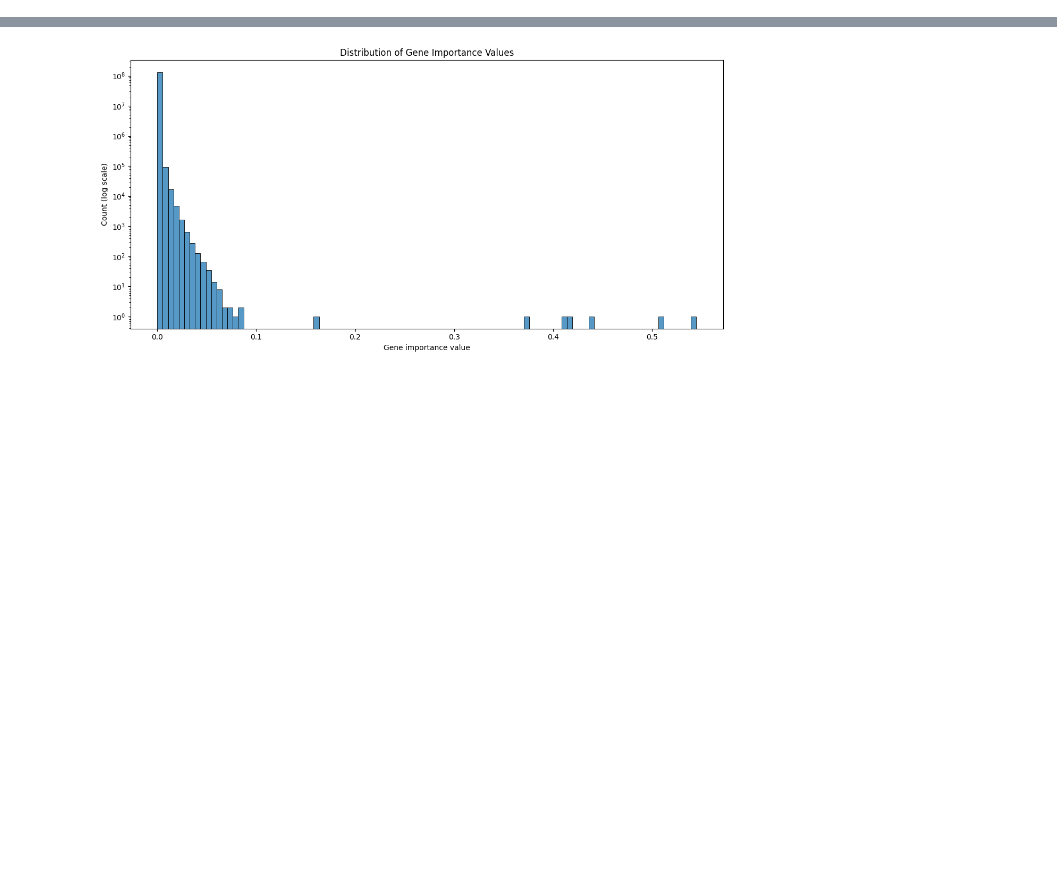
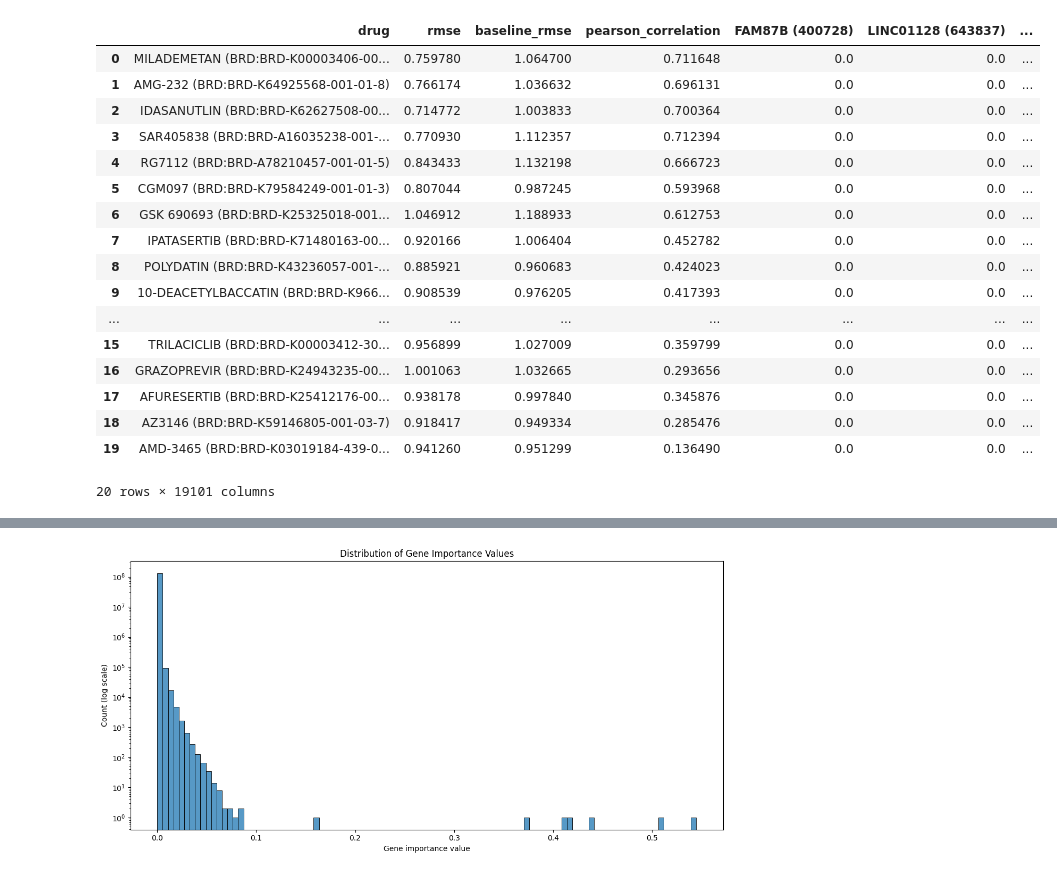
Before and after one commit to sarameirab/bioinformatics_analysis, a Jupyter notebook: project_code/python_scripts/random_forest_results_exploration.ipynb, the cells around one changed output, grey strips where cells are left out. Drawn from its saved outputs; the diff is of its cells as text; code cells hidden in the pictures; blank space fills up the shorter version.

```diff
--- a/project_code/python_scripts/random_forest_results_exploration.ipynb
+++ b/project_code/python_scripts/random_forest_results_exploration.ipynb
@@ -13 +18,22 @@ df.head()
+# %%
+random_forest_scaled_optimized_top_20_results
+# %% [output]
+|  | drug | rmse | baseline_rmse | pearson_correlation | FAM87B (400728) | LINC01128 (643837) | ... |
+| 0 | MILADEMETAN (BRD:BRD-K00003406-00... | 0.759780 | 1.064700 | 0.711648 | 0.0 | 0.0 | ... |
+| 1 | AMG-232 (BRD:BRD-K64925568-001-01-8) | 0.766174 | 1.036632 | 0.696131 | 0.0 | 0.0 | ... |
+| 2 | IDASANUTLIN (BRD:BRD-K62627508-00... | 0.714772 | 1.003833 | 0.700364 | 0.0 | 0.0 | ... |
+| 3 | SAR405838 (BRD:BRD-A16035238-001-... | 0.770930 | 1.112357 | 0.712394 | 0.0 | 0.0 | ... |
+| 4 | RG7112 (BRD:BRD-A78210457-001-01-5) | 0.843433 | 1.132198 | 0.666723 | 0.0 | 0.0 | ... |
+| 5 | CGM097 (BRD:BRD-K79584249-001-01-3) | 0.807044 | 0.987245 | 0.593968 | 0.0 | 0.0 | ... |
+| 6 | GSK 690693 (BRD:BRD-K25325018-001... | 1.046912 | 1.188933 | 0.612753 | 0.0 | 0.0 | ... |
+| 7 | IPATASERTIB (BRD:BRD-K71480163-00... | 0.920166 | 1.006404 | 0.452782 | 0.0 | 0.0 | ... |
+| 8 | POLYDATIN (BRD:BRD-K43236057-001-... | 0.885921 | 0.960683 | 0.424023 | 0.0 | 0.0 | ... |
+| 9 | 10-DEACETYLBACCATIN (BRD:BRD-K966... | 0.908539 | 0.976205 | 0.417393 | 0.0 | 0.0 | ... |
+| ... | ... | ... | ... | ... | ... | ... | ... |
+| 15 | TRILACICLIB (BRD:BRD-K00003412-30... | 0.956899 | 1.027009 | 0.359799 | 0.0 | 0.0 | ... |
+| 16 | GRAZOPREVIR (BRD:BRD-K24943235-00... | 1.001063 | 1.032665 | 0.293656 | 0.0 | 0.0 | ... |
+| 17 | AFURESERTIB (BRD:BRD-K25412176-00... | 0.938178 | 0.997840 | 0.345876 | 0.0 | 0.0 | ... |
+| 18 | AZ3146 (BRD:BRD-K59146805-001-03-7) | 0.918417 | 0.949334 | 0.285476 | 0.0 | 0.0 | ... |
+| 19 | AMD-3465 (BRD:BRD-K03019184-439-0... | 0.941260 | 0.951299 | 0.136490 | 0.0 | 0.0 | ... |
+20 rows × 19101 columns
 # %%
```
Also changed, not shown: parts of 11 cells of this notebook, 12 other files.
